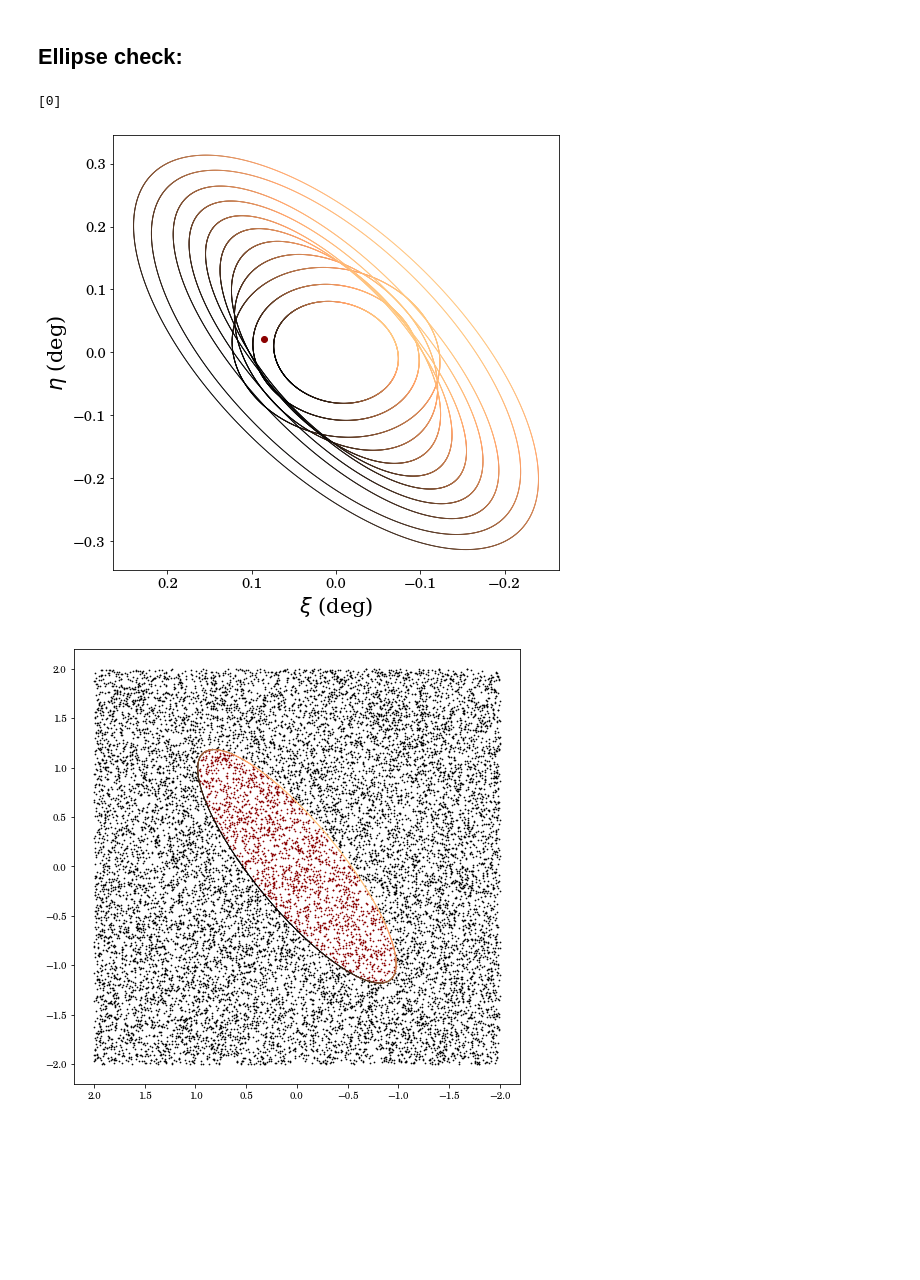
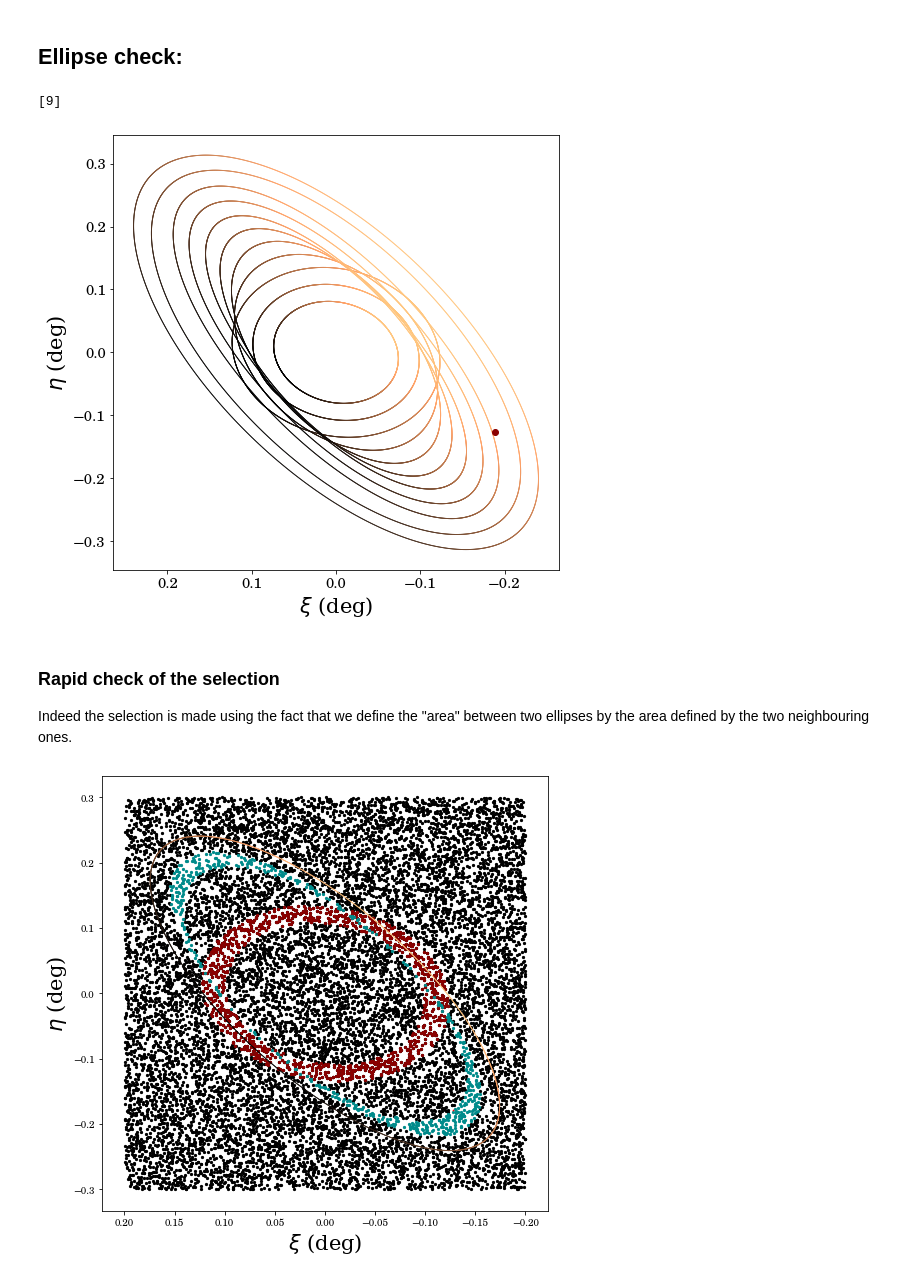
Before and after one commit to SamuelLimbo/AndromedaProperMotion, a Jupyter notebook: DiscModel.ipynb, the cells around one changed output. Drawn from its saved outputs; the diff is of its cells as text; code cells hidden in the pictures; blank space fills up the shorter version.

```diff
--- a/DiscModel.ipynb
+++ b/DiscModel.ipynb
@@ -43,6 +44,7 @@ for line in f:
         B = float(columns[4])*np.pi/180
         C = float(columns[7])*np.pi/180
         D = float(columns[8])
+        E = float(columns[10])
     except:
         Test = False
 
@@ -51,6 +53,7 @@ for line in f:
         PAang.append(np.pi/2 - B)
         iang.append(C)
         vel.append(D)
+        dens.append(E)
 
 
 #The x, y, z lists will be lists of lists for each radius and we already make the inclination transformation
@@ -143,20 +157,15 @@ def EllipsesCrossed(x, y, pa, a, b):
     return EllipseList
 # %%
-import random
-
 plt.figure(figsize=(8, 8))
 for i in range(11):
     plt.scatter(X[i], Y[i], c=-z[i], cmap='copper', s=1, linewidth=0)
 
-#plt.scatter(X[NumBeR], Y[NumBeR], c=-z[NumBeR], cmap='copper', s=1, linewidth=0)
-
-xrand = random.random()*0.19
-yrand = random.random()*0.14
+xrand = random.uniform(-1, 1)*0.19
+yrand = random.uniform(-1, 1)*0.2
 
 print(EllipsesCrossed(xrand, yrand, PAang, a, b))
 
 plt.scatter(xrand, yrand, c='darkred')
-
 plt.xticks(fontsize = 15)
 plt.yticks(fontsize = 15)
 plt.xlabel(r'$\xi$ (deg)', fontname = 'Serif', size = 21)
@@ -164,41 +173,66 @@ plt.ylabel(r'$\eta$ (deg)', fontname = 'Serif', size = 21)
 plt.gca().invert_xaxis()
 plt.show()
 # %% [output]
-[0]
+[9]
-[figure, old version]
+[figure, new version]
+# %% [markdown]
+### Rapid check of the selection
+
+Indeed the selection is made using the fact that we define the "area" between two ellipses by the area defined by the two neighbouring ones.
 # %%
-def Condition(x, y, pa, A, B):
-    R_rot = np.array([[np.cos(pa), -np.sin(pa)], [np.sin(pa), np.cos(pa)]])
-    Ell_rot = np.dot(R_rot, [x, y])
-    Condition = (Ell_rot[0]**2)/(B**2) + (Ell_rot[1]**2)/(A**2)
+def Condition(x, y, count, pa, A, B):
+    R_rot1   = np.array([[np.cos(np.pi/2 - pa[count]), -np.sin(np.pi/2 - pa[count])], [np.sin(np.pi/2 - pa[count]), np.cos(np.pi/2 - pa[count])]])
+    Ell_rot1 = np.dot(R_rot1, [x, y])
+    R_rot2   = np.array([[np.cos(np.pi/2 - pa[count-1]), -np.sin(np.pi/2 - pa[count-1])], [np.sin(np.pi/2 - pa[count-1]), np.cos(np.pi/2 - pa[count-1])]])
+    Ell_rot2 = np.dot(R_rot2, [x, y])
+
+    if (Ell_rot1[0]**2)/(B[count]**2) + (Ell_rot1[1]**2)/(A[count]**2) <= 1 and (Ell_rot1[0]**2)/(B[count-1]**2) + (Ell_rot1[1]**2)/(A[count-1]**2) >= 1:
+        Condition = True
+
+    else:
+        Condition = False
+
     return Condition
+
 XRand, YRand = [], []
 
 for i in range(15060):
-    XRand.append(random.uniform(-1, 1)*2)
-    YRand.append(random.uniform(-1, 1)*2)
+    XRand.append(random.uniform(-1, 1)*0.2)
+    YRand.append(random.uniform(-1, 1)*0.3)
 
-InX = [] #Empty list that will contain the X coordonnates of the points inside of the ellipse
-InY = []
+In1X = [] #Empty list that will contain the X coordonnates of the points inside of the ellipse
+In1Y = []
+In2X = [] #Empty list that will contain the X coordonnates of the points inside of the ellipse
+In2Y = []
 OutX = [] #Empty list that will contain the X coordonnates of the points outside of the ellipse
 OutY = []
 
-EL = 50
+EL1 = 2
+EL2 = 6
 
 
 for i in range(0, 15060): #Verifies if a point is inside or ouside
-    if (Condition(XRand[i], YRand[i], np.pi/2 - PAang[EL], a[EL], b[EL]) < 1):
-        InX.append(XRand[i])
-        InY.append(YRand[i])
+    if (Condition(XRand[i], YRand[i], EL1, PAang, a, b) == True):
+        In1X.append(XRand[i])
+        In1Y.append(YRand[i])
+
+    if (Condition(XRand[i], YRand[i], EL2, PAang, a, b) == True):
+        In2X.append(XRand[i])
+        In2Y.append(YRand[i])
+
     else:
         OutX.append(XRand[i])
         OutY.append(YRand[i])
 
 plt.figure(figsize=(8, 8))
-plt.scatter(OutX, OutY, c='black', s=0.5)
-plt.scatter(InX, InY, c='darkred', s=0.5)
+plt.scatter(OutX, OutY, c='black', s=5)
+plt.scatter(In1X, In1Y, c='darkred', s=5)
+plt.scatter(In2X, In2Y, c='darkcyan', s=5)
 plt.scatter(X[EL], Y[EL], c=-z[EL], cmap='copper', s=1, linewidth=0)
+plt.scatter(-0.12789997597689204, -0.17891212807791168, c="red", s=0.5)
+plt.xlabel(r'$\xi$ (deg)', fontname = 'Serif', size = 21)
+plt.ylabel(r'$\eta$ (deg)', fontname = 'Serif', size = 21)
 plt.gca().invert_xaxis()
 plt.show()
 # %% [output]
-[figure, old version]
+[figure, new version]
```
Also changed, not shown: parts of 10 cells of this notebook.
